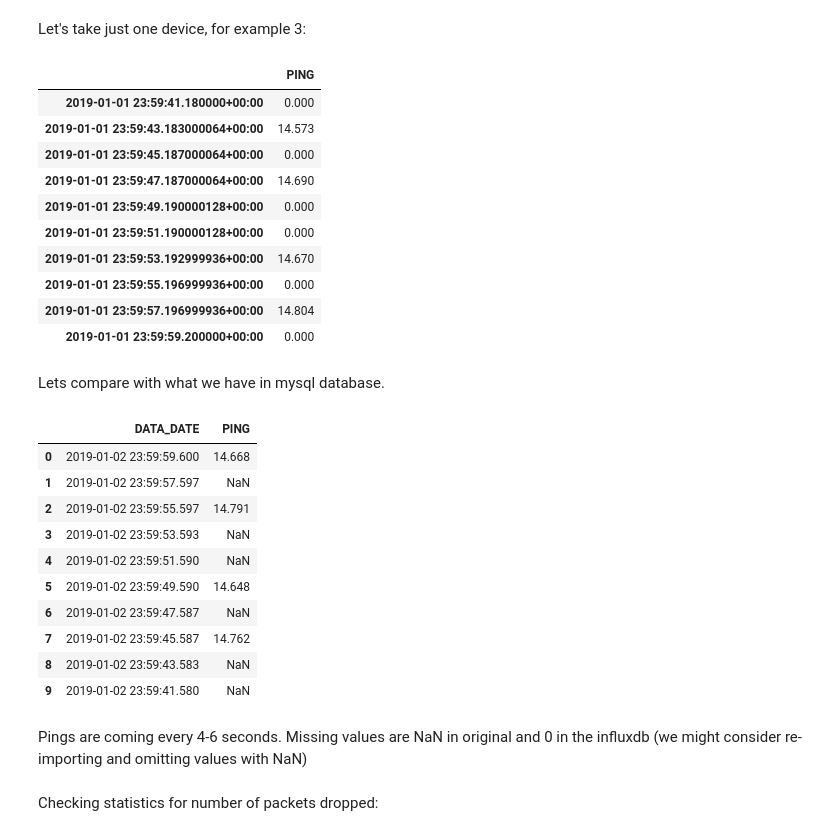
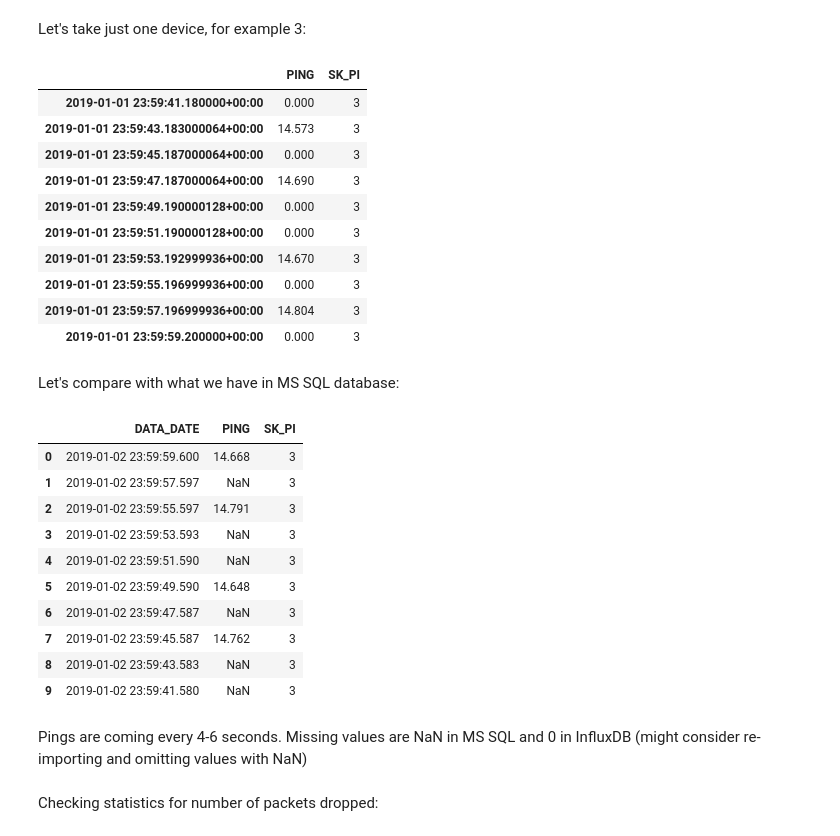
Before and after one commit to cybera/connectin, a Jupyter notebook: data_analysis/Ping_statistics.ipynb, the cells around one changed output. Cells and saved outputs as stored; diff of their text form; code cells hidden in the pictures.

Commit message:
updated ping statistics notebook

```diff
--- a/data_analysis/Ping_statistics.ipynb
+++ b/data_analysis/Ping_statistics.ipynb
@@ -70,47 +74,47 @@ ping_df
 # %% [markdown]
 Let's take just one device, for example 3:
 # %%
-query_ping = "SELECT PING FROM PING WHERE SK_PI='3' ORDER BY time  DESC LIMIT 10 ;"
+query_ping = "SELECT PING,SK_PI FROM PING WHERE SK_PI='3' ORDER BY time  DESC LIMIT 10 ;"
 result_ping = client_df.query(query_ping)
 ping_df = result_ping['PING']
 ping_df
 # %% [output]
-|  | PING |
-| 2019-01-01 23:59:41.180000+00:00 | 0.000 |
-| 2019-01-01 23:59:43.183000064+00:00 | 14.573 |
-| 2019-01-01 23:59:45.187000064+00:00 | 0.000 |
-| 2019-01-01 23:59:47.187000064+00:00 | 14.690 |
-| 2019-01-01 23:59:49.190000128+00:00 | 0.000 |
-| 2019-01-01 23:59:51.190000128+00:00 | 0.000 |
-| 2019-01-01 23:59:53.192999936+00:00 | 14.670 |
-| 2019-01-01 23:59:55.196999936+00:00 | 0.000 |
-| 2019-01-01 23:59:57.196999936+00:00 | 14.804 |
-| 2019-01-01 23:59:59.200000+00:00 | 0.000 |
+|  | PING | SK_PI |
+| 2019-01-01 23:59:41.180000+00:00 | 0.000 | 3 |
+| 2019-01-01 23:59:43.183000064+00:00 | 14.573 | 3 |
+| 2019-01-01 23:59:45.187000064+00:00 | 0.000 | 3 |
+| 2019-01-01 23:59:47.187000064+00:00 | 14.690 | 3 |
+| 2019-01-01 23:59:49.190000128+00:00 | 0.000 | 3 |
+| 2019-01-01 23:59:51.190000128+00:00 | 0.000 | 3 |
+| 2019-01-01 23:59:53.192999936+00:00 | 14.670 | 3 |
+| 2019-01-01 23:59:55.196999936+00:00 | 0.000 | 3 |
+| 2019-01-01 23:59:57.196999936+00:00 | 14.804 | 3 |
+| 2019-01-01 23:59:59.200000+00:00 | 0.000 | 3 |
 # %% [markdown]
-Lets compare with what we have in mysql database.
+Let's compare with what we have in MS SQL database:
 # %%
 import pyodbc
 import pandas as pd
 password=credentials_config['mssql_password']
 srv=credentials_config['mssql_host']
 cnxn = pyodbc.connect(driver='/usr/local/lib/libtdsodbc.so', server=srv,port='1433', database='net_speed_md', uid='cybera_sql', pwd=password)
-sql = "SELECT TOP 10 DATA_DATE, PING FROM FCT_PI where sk_pi='3' ORDER BY DATA_DATE DESC;"
+sql = "SELECT TOP 10 DATA_DATE, PING, SK_PI FROM FCT_PI WHERE SK_PI='3' ORDER BY DATA_DATE DESC;"
 data = pd.read_sql(sql,cnxn)
 data
 # %% [output]
-|  | DATA_DATE | PING |
-| 0 | 2019-01-02 23:59:59.600 | 14.668 |
-| 1 | 2019-01-02 23:59:57.597 | NaN |
-| 2 | 2019-01-02 23:59:55.597 | 14.791 |
-| 3 | 2019-01-02 23:59:53.593 | NaN |
-| 4 | 2019-01-02 23:59:51.590 | NaN |
-| 5 | 2019-01-02 23:59:49.590 | 14.648 |
-| 6 | 2019-01-02 23:59:47.587 | NaN |
-| 7 | 2019-01-02 23:59:45.587 | 14.762 |
-| 8 | 2019-01-02 23:59:43.583 | NaN |
-| 9 | 2019-01-02 23:59:41.580 | NaN |
+|  | DATA_DATE | PING | SK_PI |
+| 0 | 2019-01-02 23:59:59.600 | 14.668 | 3 |
+| 1 | 2019-01-02 23:59:57.597 | NaN | 3 |
+| 2 | 2019-01-02 23:59:55.597 | 14.791 | 3 |
+| 3 | 2019-01-02 23:59:53.593 | NaN | 3 |
+| 4 | 2019-01-02 23:59:51.590 | NaN | 3 |
+| 5 | 2019-01-02 23:59:49.590 | 14.648 | 3 |
+| 6 | 2019-01-02 23:59:47.587 | NaN | 3 |
+| 7 | 2019-01-02 23:59:45.587 | 14.762 | 3 |
+| 8 | 2019-01-02 23:59:43.583 | NaN | 3 |
+| 9 | 2019-01-02 23:59:41.580 | NaN | 3 |
 # %% [markdown]
-Pings are coming every 4-6 seconds. Missing values are NaN in original and 0 in the influxdb (we might consider re-importing and omitting values with NaN)
+Pings are coming every 4-6 seconds. Missing values are NaN in MS SQL and 0 in InfluxDB (might consider re-importing and omitting values with NaN)
 # %% [markdown]
 Checking statistics for number of packets dropped:
 # %%
```
Also changed, not shown: parts of 24 cells of this notebook.
